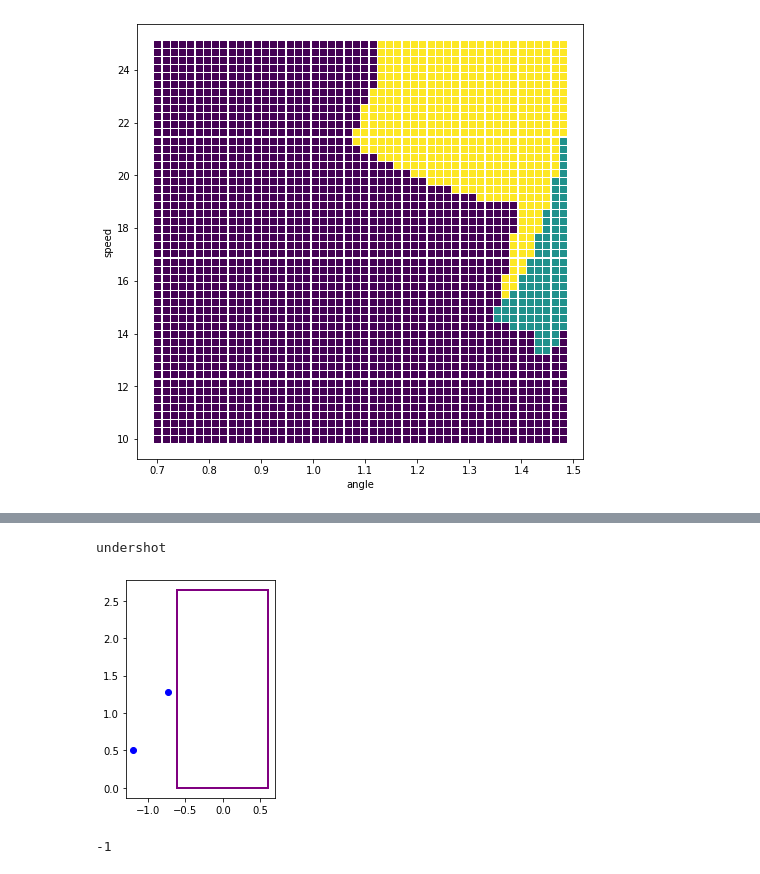
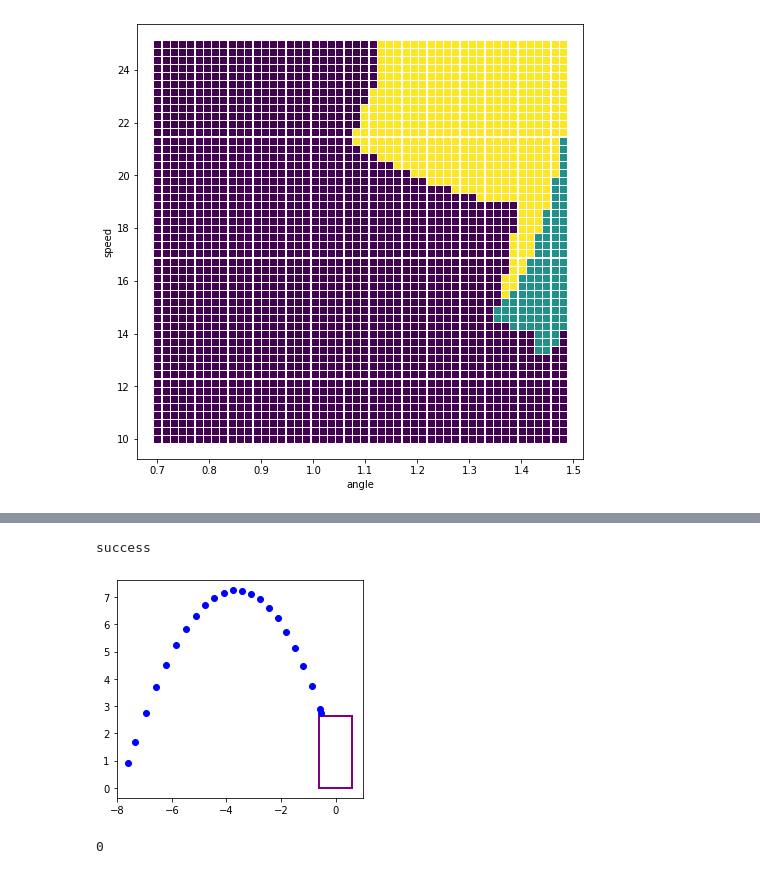
Before and after one commit to qwertpas/shotPlanner2022, a Jupyter notebook: simulate_shot_drag.ipynb, the cells around one changed output, grey strips where cells are left out. Saved outputs shown, nothing was run; the diff lists cells and outputs as text; code cells hidden in the pictures.

Commit message:
better graphs

```diff
--- a/simulate_shot_drag.ipynb
+++ b/simulate_shot_drag.ipynb
@@ -31,11 +31,11 @@ def flight_model(t, s):
 
     Fd = 0.5 * air_density * cargo_area * drag_coeff * v_squared
 
-    # Fx = -Fd*cos_component
-    # Fy = -Fd*sin_component - g
+    Fx = -Fd*cos_component
+    Fy = -Fd*sin_component - cargo_mass*g
 
-    Fx = 0
-    Fy = - cargo_mass*g
+    # Fx = 0
+    # Fy = - cargo_mass*g
 
     dvx = Fx / cargo_mass
     dvy = Fy / cargo_mass
@@ -240,11 +225,11 @@ at x -2 and y 1.22 gets 206 hits
 # %%
-speed = 22
-angle = 1.05
-try_shot(s0=[-1.2, speed*cos(angle), 0.5, speed*sin(angle)], doShow=True)
+speed = 12.8
+angle = 1.25
+try_shot(s0=[-7.62, speed*cos(angle), 0.9144, speed*sin(angle)], doShow=True)
 # %% [output]
-undershot
+success
-[figure, old version]
+[figure, new version]
--1
+0
 # %% [markdown]
 speed as a predicted function of angle matches simulation pretty well:
 https://www.desmos.com/calculator/yjkeyjtnlf
```
Also changed, not shown: parts of 6 cells of this notebook, 1 other file.
